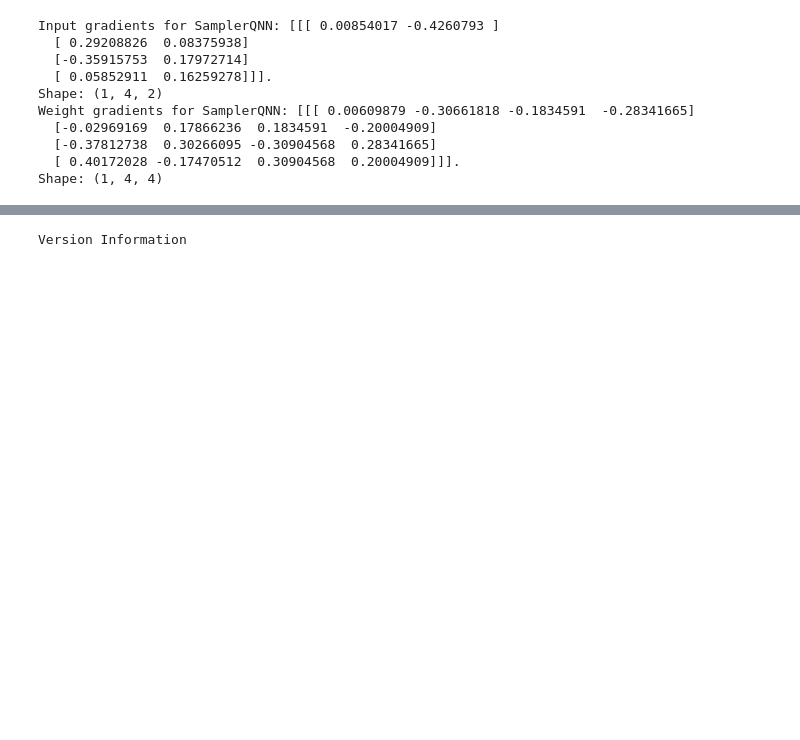
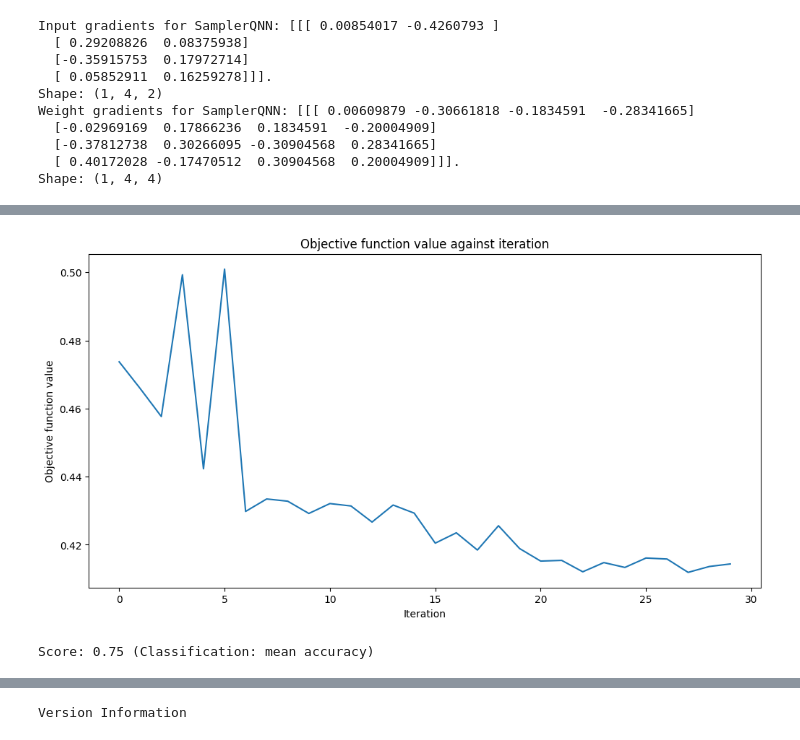
Before and after one commit to johannesgreiner/qiskit-machine-learning, a Jupyter notebook: docs/tutorials/01_neural_networks.ipynb, the cells around one changed output, grey strips where cells are left out. Cells and saved outputs as stored; diff of their text form; code cells hidden in the pictures; blank space fills up the shorter version.

```diff
--- a/docs/tutorials/01_neural_networks.ipynb
+++ b/docs/tutorials/01_neural_networks.ipynb
@@ -309,0 +365,10 @@ Backward output for SamplerQNN2: (1, 2, 4)
+# %%
+# construct QNN
+sampler_qnn_runtime_sim = SamplerQNN(
+    circuit=qc,
+    input_params=feature_map.parameters,
+    weight_params=ansatz.parameters,
+    interpret=parity,
+    output_shape=output_shape,
+    sampler=runtime_sampler_simulator
+)
@@ -309,0 +377,36 @@ Backward output for SamplerQNN2: (1, 2, 4)
+# %%
+from IPython.display import clear_output
+
+# callback function that draws a live plot when the .fit() method is called
+def callback_graph(weights, obj_func_eval):
+    clear_output(wait=True)
+    objective_func_vals.append(obj_func_eval)
+    plt.title("Objective function value against iteration")
+    plt.xlabel("Iteration")
+    plt.ylabel("Objective function value")
+    plt.plot(range(len(objective_func_vals)), objective_func_vals)
+    plt.show()
+# %%
+from qiskit_machine_learning.algorithms.classifiers import NeuralNetworkClassifier
+from qiskit.algorithms.optimizers import COBYLA
+
+# construct classifier
+sampler_classifier = NeuralNetworkClassifier(
+    neural_network=sampler_qnn_runtime_sim, optimizer=COBYLA(maxiter=30), callback=callback_graph
+)
+# %%
+# create empty array for callback to store evaluations of the objective function
+objective_func_vals = []
+plt.rcParams["figure.figsize"] = (12, 6)
+
+# fit classifier to data
+sampler_classifier.fit(X, y01)
+
+# return to default figsize
+plt.rcParams["figure.figsize"] = (6, 4)
+
+# score classifier
+print("Score:",sampler_classifier.score(X, y01),'(Classification: mean accuracy)')
+# %% [output]
+[figure, added]
+Score: 0.75 (Classification: mean accuracy)
```
Also changed, not shown: parts of 37 cells of this notebook.
